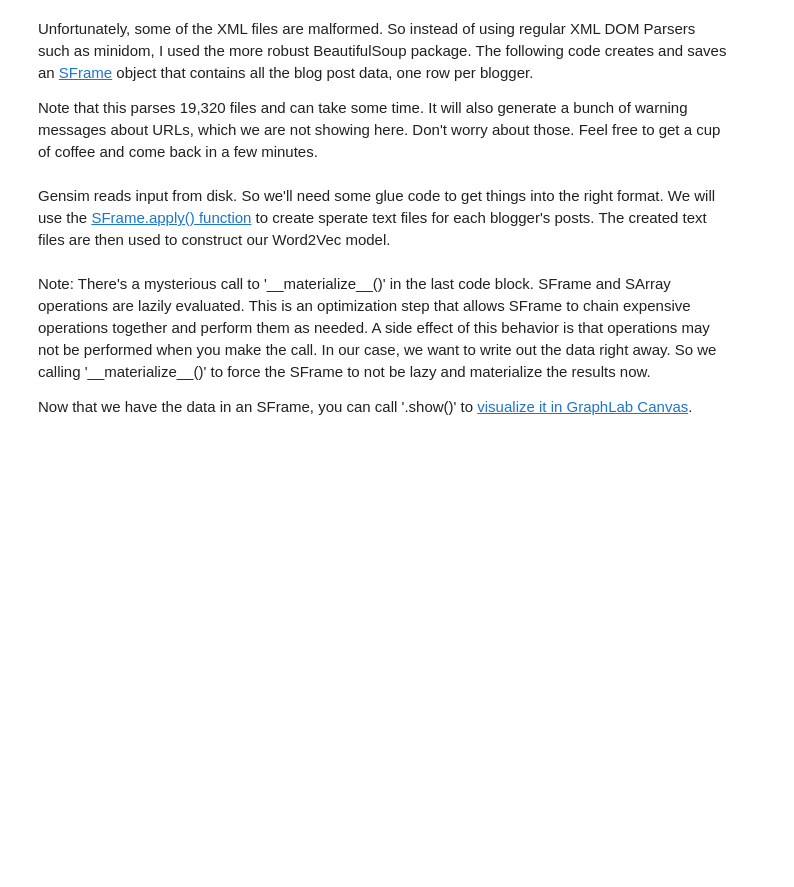
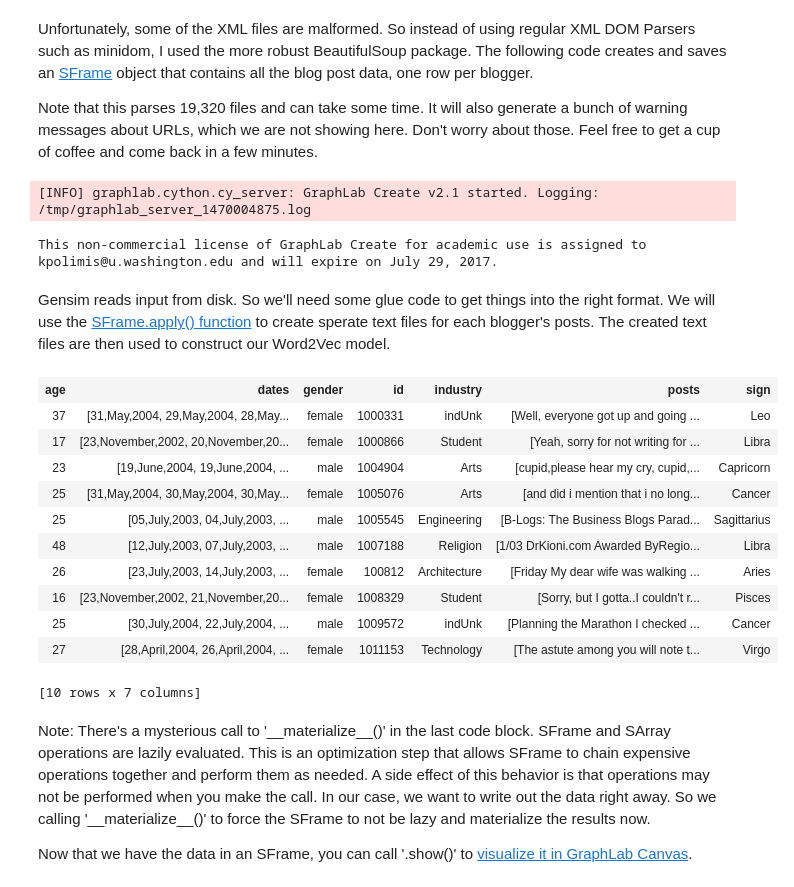
Before and after one commit to kpolimis/statistics-indonesia-python, a Jupyter notebook: text_analysis/deep_text_learning.ipynb, the cells around one changed output. Saved outputs shown, nothing was run; the diff lists cells and outputs as text; code cells hidden in the pictures; blank space fills up the shorter version.

Commit message:
modified text analysis notebooks and output files

```diff
--- a/text_analysis/deep_text_learning.ipynb
+++ b/text_analysis/deep_text_learning.ipynb
@@ -65,7 +65,7 @@ import os
 import graphlab as gl
 from bs4 import  BeautifulSoup
 
-BASE_DIR = "/home/graphlab_create/data/blogs" # NOTE: Update BASE_DIR to your own directory path
+BASE_DIR = "/Users/kivan/Documents/blogs" # NOTE: Update BASE_DIR to your own directory path
 class BlogData2SFrameParser(object):
     #Some constants
     ID = "id"
@@ -131,7 +131,7 @@ class BlogData2SFrameParser(object):
             date_and_post = e.split("</date>")
             blogger_dict[self.DATES].append(date_and_post[0].strip())
             post = date_and_post[1].replace("<post>","").replace("</post>","").strip()
-            post = BeautifulSoup(post).get_text()
+            post = BeautifulSoup(post, "lxml").get_text()
             blogger_dict[self.POSTS].append(post)
 
 
@@ -143,9 +143,29 @@ class BlogData2SFrameParser(object):
     def sframe(self):
         return self._sf
 
+#sframe_save_path = "%s/blogs.sframe" % BASE_DIR
+#b = BlogData2SFrameParser("%s/xml" % BASE_DIR, sframe_save_path)
+#sf = b.sframe
 sframe_save_path = "%s/blogs.sframe" % BASE_DIR
-b = BlogData2SFrameParser("%s/xml" % BASE_DIR, sframe_save_path)
-sf = b.sframe
+sf = gl.load_sframe(sframe_save_path)
+# %% [output]
+[INFO] graphlab.cython.cy_server: GraphLab Create v2.1 started. Logging: /tmp/graphlab_server_1470004875.log
+This non-commercial license of GraphLab Create for academic use is assigned to kpolimis@u.washington.edu and will expire on July 29, 2017.
 # %% [markdown]
 Gensim reads input from disk. So we'll need some glue code to get things into the right format. We will use the [SFrame.apply() function](https://turi.com/products/create/docs/generated/graphlab.SFrame.apply.html?highlight=sframe.apply#graphlab.SFrame.apply) to create sperate text files for each blogger's posts. The created text files are then used to construct our Word2Vec model.
+# %%
+sf.head()
+# %% [output]
+| age | dates | gender | id | industry | posts | sign |
+| 37 | [31,May,2004, 29,May,2004, 28,May... | female | 1000331 | indUnk | [Well, everyone got up and going ... | Leo |
+| 17 | [23,November,2002, 20,November,20... | female | 1000866 | Student | [Yeah, sorry for not writing for ... | Libra |
+| 23 | [19,June,2004, 19,June,2004, ... | male | 1004904 | Arts | [cupid,please hear my cry, cupid,... | Capricorn |
+| 25 | [31,May,2004, 30,May,2004, 30,May... | female | 1005076 | Arts | [and did i mention that i no long... | Cancer |
+| 25 | [05,July,2003, 04,July,2003, ... | male | 1005545 | Engineering | [B-Logs: The Business Blogs Parad... | Sagittarius |
+| 48 | [12,July,2003, 07,July,2003, ... | male | 1007188 | Religion | [1/03 DrKioni.com Awarded ByRegio... | Libra |
+| 26 | [23,July,2003, 14,July,2003, ... | female | 100812 | Architecture | [Friday My dear wife was walking ... | Aries |
+| 16 | [23,November,2002, 21,November,20... | female | 1008329 | Student | [Sorry, but I gotta..I couldn't r... | Pisces |
+| 25 | [30,July,2004, 22,July,2004, ... | male | 1009572 | indUnk | [Planning the Marathon I checked ... | Cancer |
+| 27 | [28,April,2004, 26,April,2004, ... | female | 1011153 | Technology | [The astute among you will note t... | Virgo |
+[10 rows x 7 columns]
 # %%
```
Also changed, not shown: parts of 22 cells of this notebook, 3 other files.
